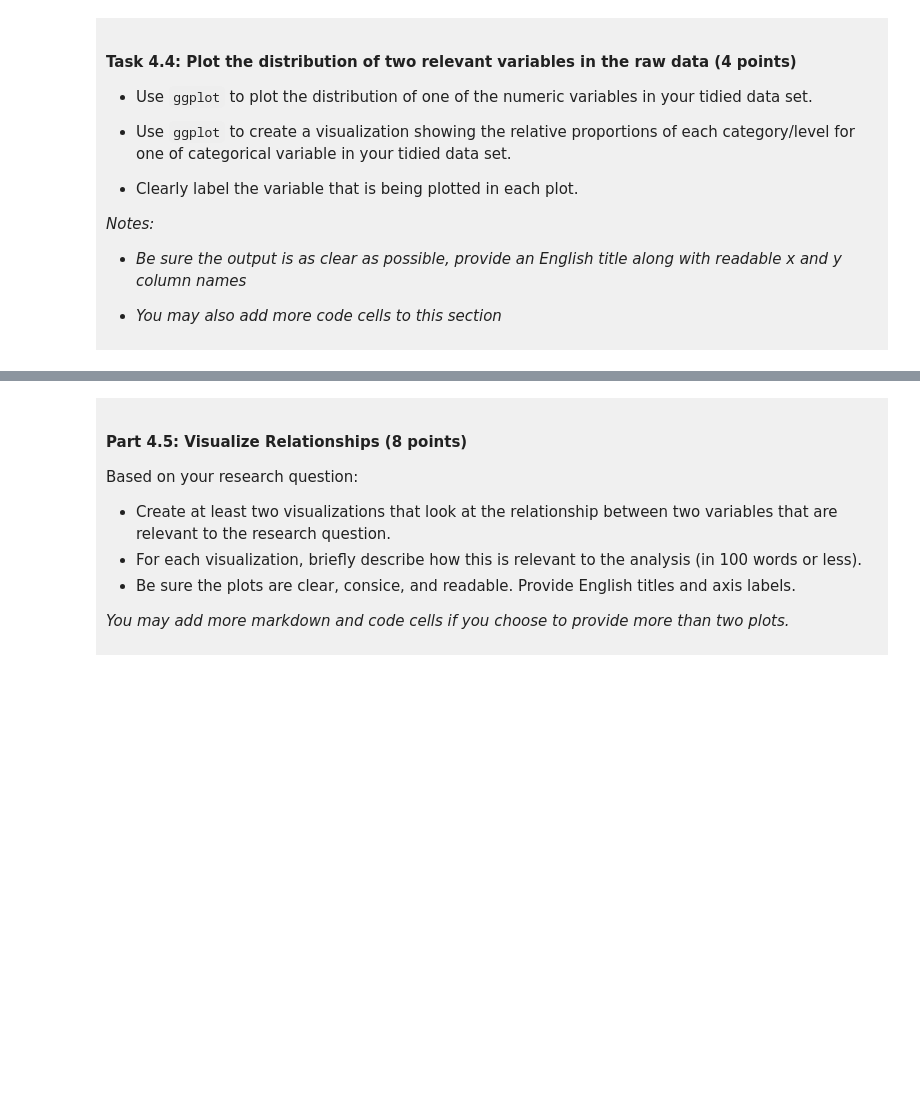
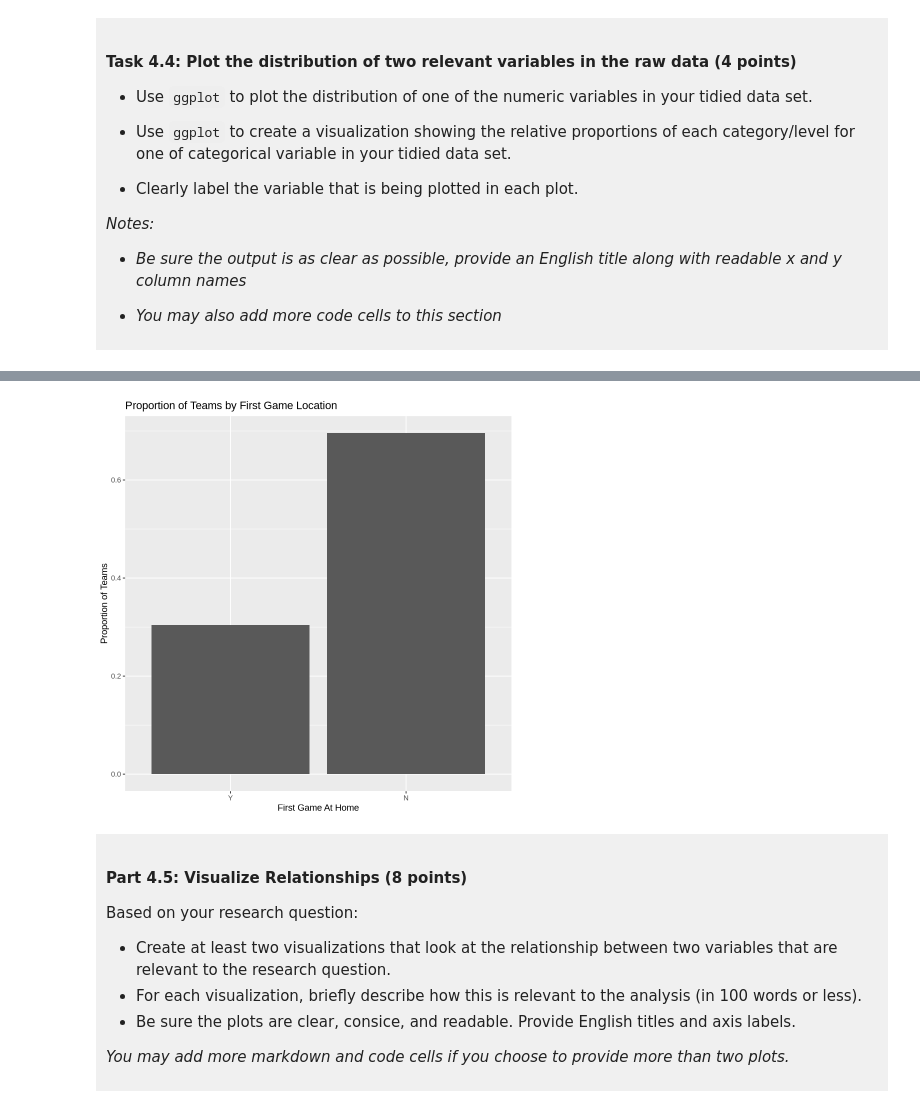
Before and after one commit to clairehuo05/dsci-100-project-Claire-Huo, a Jupyter notebook: dsci-100-project-notebook.ipynb, the cells around one changed output, grey strips where cells are left out. Saved outputs shown, nothing was run; the diff lists cells and outputs as text; code cells hidden in the pictures; blank space fills up the shorter version.

```diff
--- a/dsci-100-project-notebook.ipynb
+++ b/dsci-100-project-notebook.ipynb
@@ -261,5 +356,13 @@ You will refine your research question (if needed) and produce a tidy data set.
 # %%
-### EDIT THIS CODE CELL FOR PLOT 2 ###
+women_basketball_tidy_prop<- women_basketball_tidy_all|>
+ggplot(aes(x=first_game_at_home))+
+geom_bar(aes(y= after_stat(count/ sum (count))))+
+labs(title= "Proportion of Teams by First Game Location",
+     x= "First Game At Home",
+     y= "Proportion of Teams")
+women_basketball_tidy_prop
+# %% [output]
+[figure, added]
 # %% [markdown]
 <div style="background-color: #f0f0f0; padding: 10px;">
 
```
Also changed, not shown: parts of 13 cells of this notebook.
